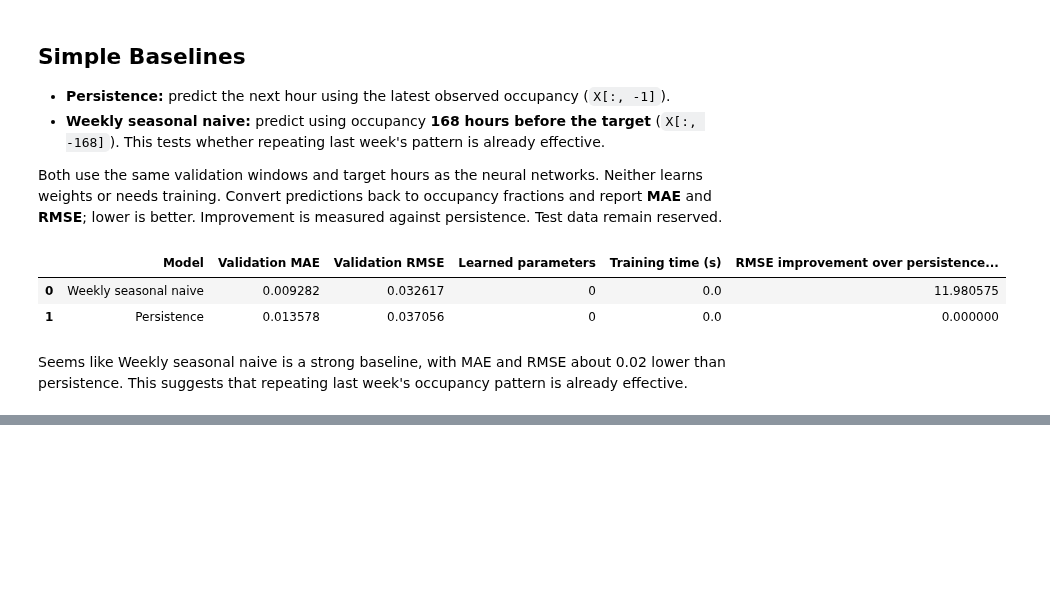
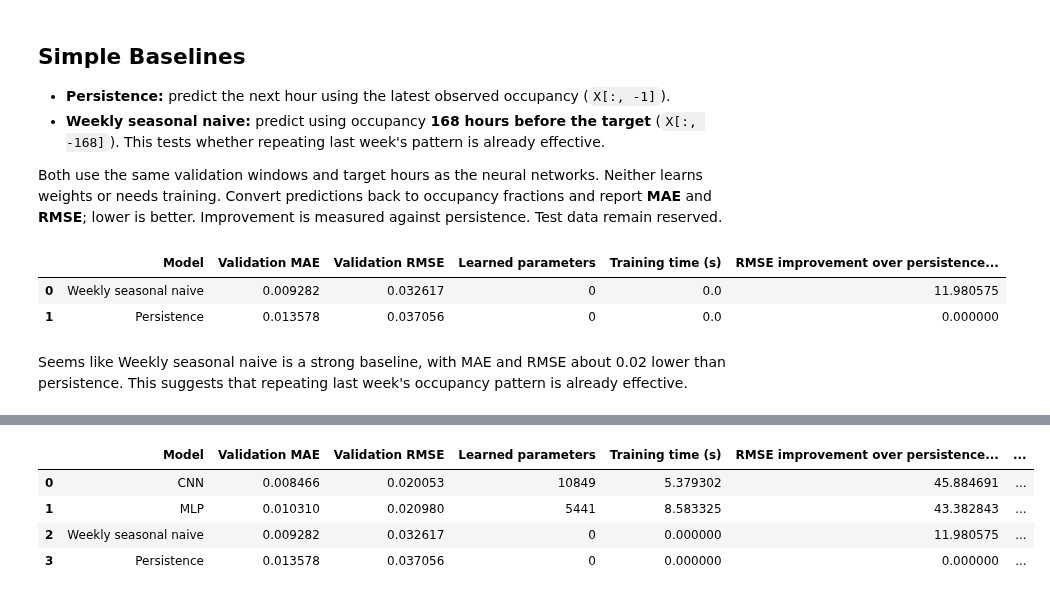
Before and after one commit to Matthew-Linders/AISE_4010_Group_Project, a Jupyter notebook: AISE4010_Project_Group02.ipynb, the cells around one changed output, grey strips where cells are left out. Drawn from its saved outputs; the diff is of its cells as text; code cells hidden in the pictures; blank space fills up the shorter version.

```diff
--- a/AISE4010_Project_Group02.ipynb
+++ b/AISE4010_Project_Group02.ipynb
@@ -413,0 +572,32 @@ Seems like Weekly seasonal naive is a strong baseline, with MAE and RMSE about 0
+# %%
+# Reuse the baseline scores and add both neural networks.
+neural_rows = []
+for name, model, prediction, seconds in [
+    ("MLP", mlp, mlp_val_pred, mlp_training_time),
+    ("CNN", cnn, cnn_val_pred, cnn_training_time),
+]:
+    neural_rows.append({
+        "Model": name,
+        "Validation MAE": mean_absolute_error(val_actual, prediction),
+        "Validation RMSE": mean_squared_error(val_actual, prediction) ** 0.5,
+        "Learned parameters": model.count_params(),
+        "Training time (s)": seconds,
+    })
+
+comparison_results = pd.concat([baseline_results, pd.DataFrame(neural_rows)], ignore_index=True)
+comparison_results["Validation MSE"] = comparison_results["Validation RMSE"] ** 2
+best_baseline_rmse = baseline_results["Validation RMSE"].min()
+comparison_results["RMSE improvement over persistence (%)"] = (
+    100 * (baseline_val_rmse - comparison_results["Validation RMSE"]) / baseline_val_rmse
+)
+comparison_results["RMSE improvement over best baseline (%)"] = (
+    100 * (best_baseline_rmse - comparison_results["Validation RMSE"]) / best_baseline_rmse
+)
+comparison_results = comparison_results.sort_values("Validation RMSE").reset_index(drop=True)
+display(comparison_results)
+# %% [output]
+|  | Model | Validation MAE | Validation RMSE | Learned parameters | Training time (s) | RMSE improvement over persistence... | ... |
+| 0 | CNN | 0.008466 | 0.020053 | 10849 | 5.379302 | 45.884691 | ... |
+| 1 | MLP | 0.010310 | 0.020980 | 5441 | 8.583325 | 43.382843 | ... |
+| 2 | Weekly seasonal naive | 0.009282 | 0.032617 | 0 | 0.000000 | 11.980575 | ... |
+| 3 | Persistence | 0.013578 | 0.037056 | 0 | 0.000000 | 0.000000 | ... |
```
Also changed, not shown: parts of 8 cells of this notebook.
